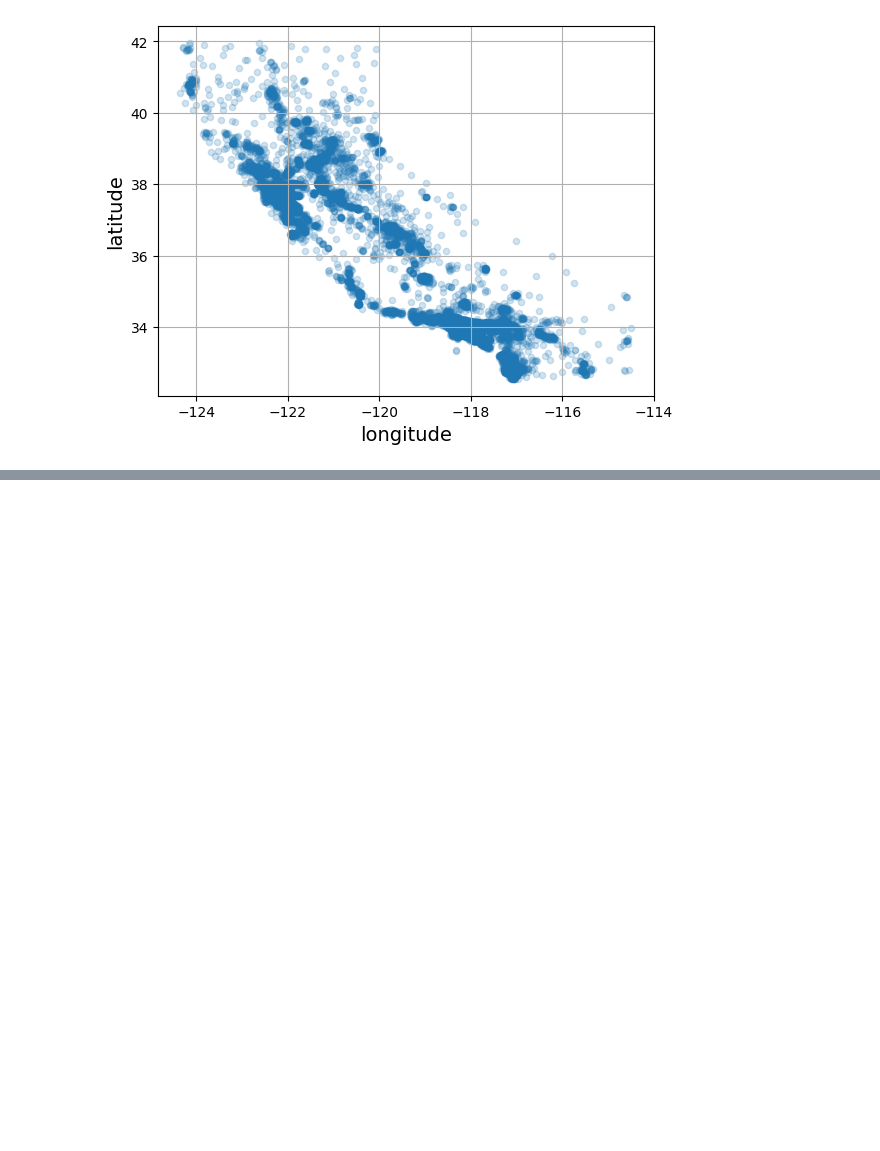
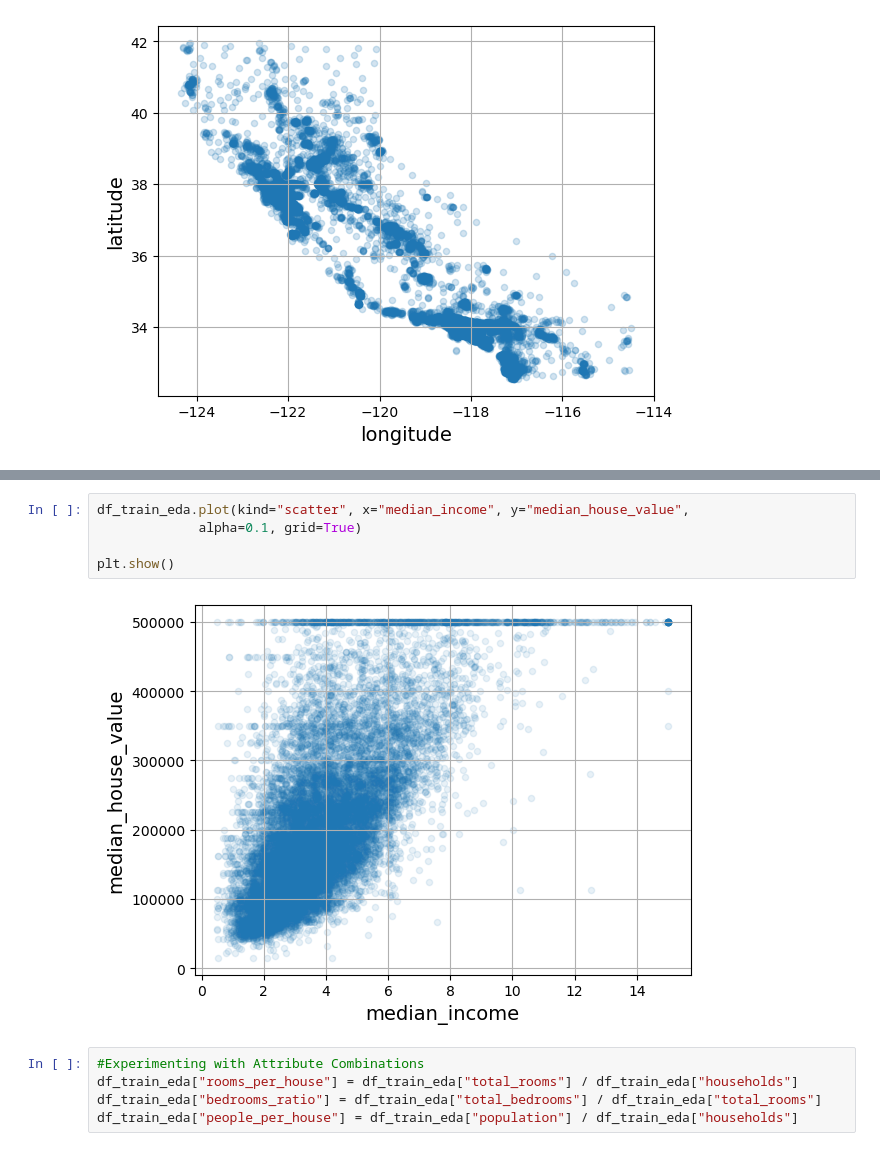
Before and after one commit to chorna111/WUM, a Jupyter notebook: notebooks/02_pierwszy_projekt_uczenia_maszynowego.ipynb, the cells around one changed output, grey strips where cells are left out. Saved outputs shown, nothing was run; the diff lists cells and outputs as text; blank space fills up the shorter version.

```diff
--- a/notebooks/02_pierwszy_projekt_uczenia_maszynowego.ipynb
+++ b/notebooks/02_pierwszy_projekt_uczenia_maszynowego.ipynb
@@ -168,0 +218,12 @@ plt.show()
+# %%
+df_train_eda.plot(kind="scatter", x="median_income", y="median_house_value",
+             alpha=0.1, grid=True)
+
+plt.show()
+# %% [output]
+[figure, added]
+# %%
+#Experimenting with Attribute Combinations
+df_train_eda["rooms_per_house"] = df_train_eda["total_rooms"] / df_train_eda["households"]
+df_train_eda["bedrooms_ratio"] = df_train_eda["total_bedrooms"] / df_train_eda["total_rooms"]
+df_train_eda["people_per_house"] = df_train_eda["population"] / df_train_eda["households"]
```
Also changed, not shown: parts of 25 cells of this notebook.
